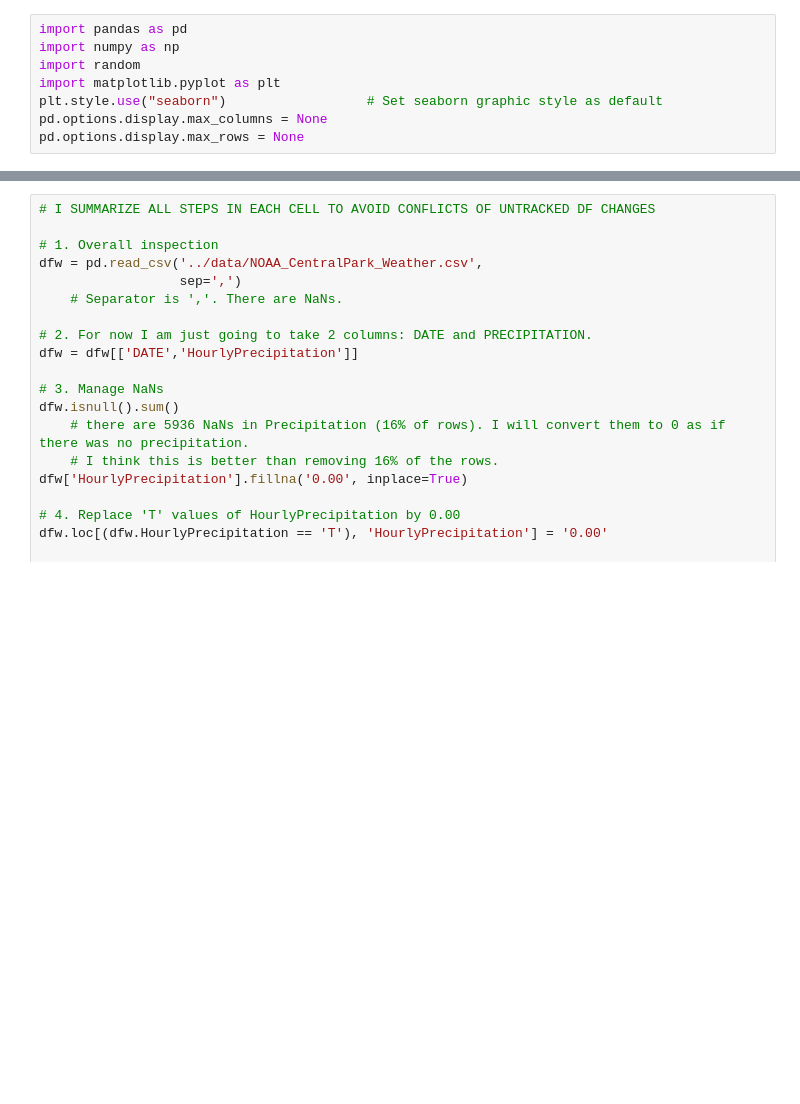
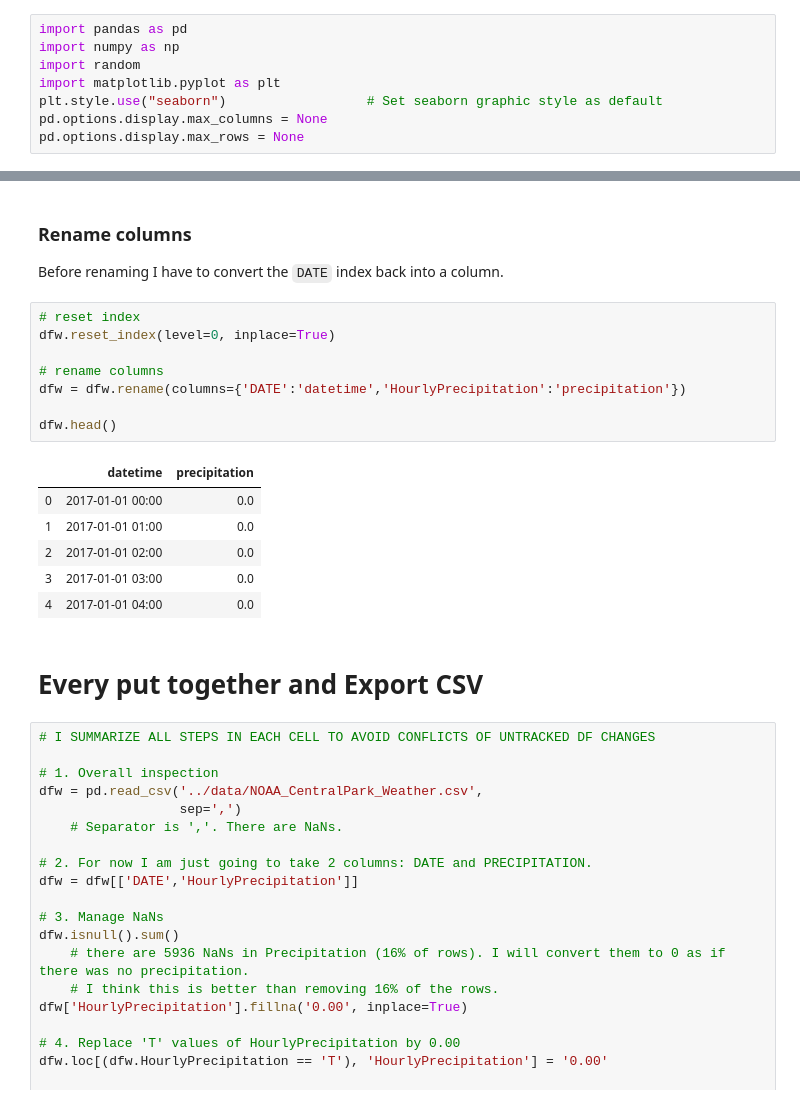
Before and after one commit to angelrps/MasterDataScience_FinalProject, a Jupyter notebook: notebooks/Data_Weather_Clean_Transform.ipynb, the cells around one changed output, grey strips where cells are left out. Cells and saved outputs as stored; diff of their text form; blank space fills up the shorter version.

```diff
--- a/notebooks/Data_Weather_Clean_Transform.ipynb
+++ b/notebooks/Data_Weather_Clean_Transform.ipynb
@@ -517,3 +328,24 @@ dfw['2019/12/31']
+# %% [markdown]
+### Rename columns
+
+Before renaming I have to convert the ``DATE`` index back into a column.
+# %%
+# reset index
+dfw.reset_index(level=0, inplace=True)
+
+# rename columns
+dfw = dfw.rename(columns={'DATE':'datetime','HourlyPrecipitation':'precipitation'})
+
+dfw.head()
+# %% [output]
+|  | datetime | precipitation |
+| 0 | 2017-01-01 00:00 | 0.0 |
+| 1 | 2017-01-01 01:00 | 0.0 |
+| 2 | 2017-01-01 02:00 | 0.0 |
+| 3 | 2017-01-01 03:00 | 0.0 |
+| 4 | 2017-01-01 04:00 | 0.0 |
+# %% [markdown]
+# Every put together and Export CSV
 # %%
 # I SUMMARIZE ALL STEPS IN EACH CELL TO AVOID CONFLICTS OF UNTRACKED DF CHANGES
 
```
Also changed, not shown: parts of 67 cells of this notebook.
